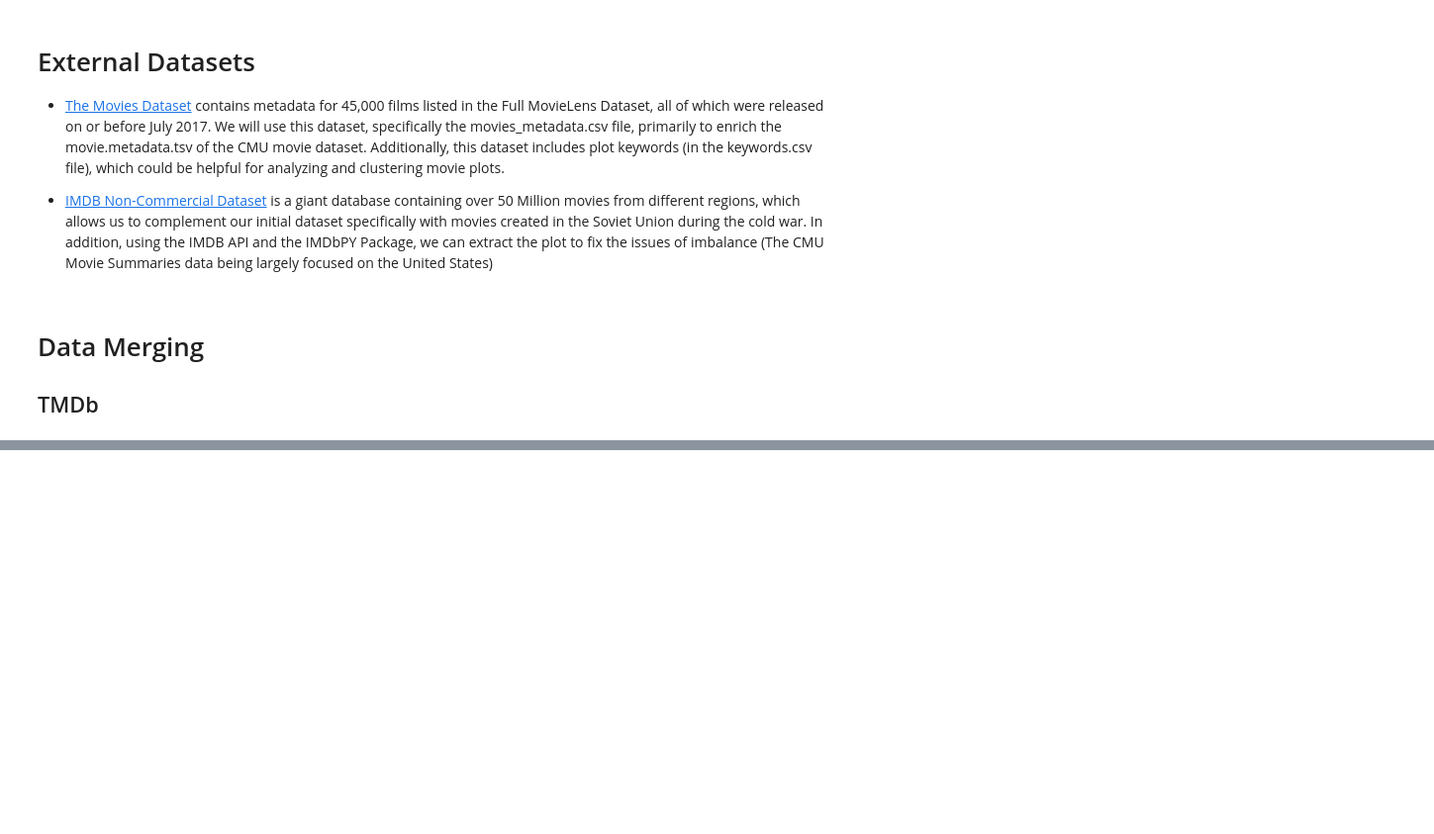
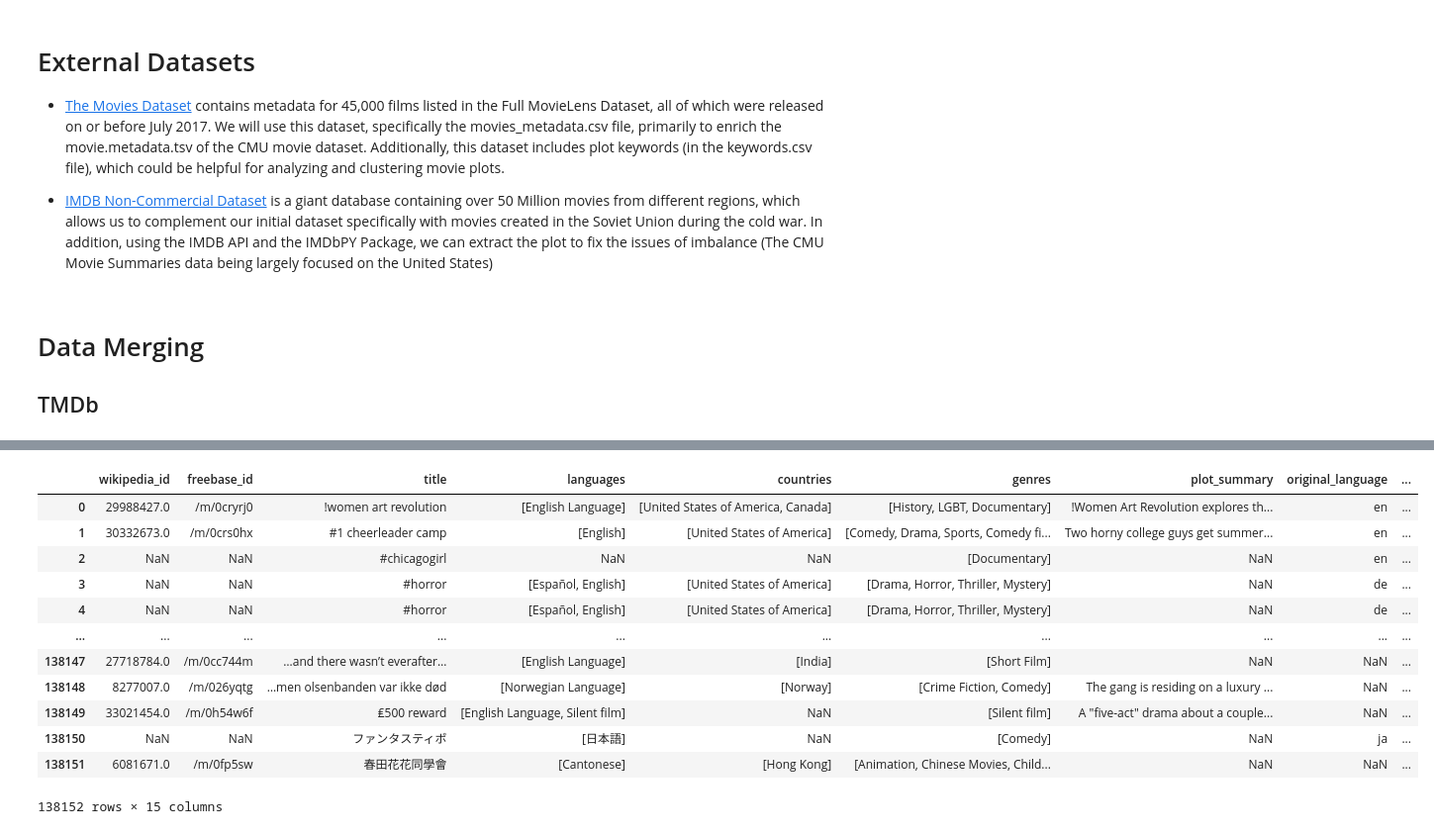
Before and after one commit to epfl-ada/ada-2024-project-datamigos, a Jupyter notebook: milestone_2.ipynb, the cells around one changed output, grey strips where cells are left out. Shown: that part at 99% size. Saved outputs shown, nothing was run; the diff lists cells and outputs as text; code cells hidden in the pictures; blank space fills up the shorter version.

```diff
--- a/milestone_2.ipynb
+++ b/milestone_2.ipynb
@@ -529,0 +644,6 @@ df_merged_movies.to_csv(DATA_FOLDER+'/preprocessed/merged_movies.csv', index=Fal
+# %%
+soviet_movies = pd.read_csv(DATA_FOLDER + '/preprocessed/soviet_movies.tsv', sep="\t", usecols=["tconst", "title", "primaryTitle", "region", "titleType", "startYear", "genres"])
+soviet_movies = soviet_movies.drop(columns=['title', 'titleType']).rename(columns={'primaryTitle':'title', 'startYear':'release_date'})
+soviet_movies['release_date'] = pd.to_datetime(soviet_movies['release_date'], format='%Y', errors='coerce')
+soviet_movies['genres'] = soviet_movies['genres'].apply(lambda genres: genres.split(','))
+soviet_movies
@@ -529,0 +664,4 @@ df_merged_movies.to_csv(DATA_FOLDER+'/preprocessed/merged_movies.csv', index=Fal
+# %%
+copy = df_merged_movies.copy()
+copy = pd.merge(copy, soviet_movies, on='title', how='outer', suffixes=('_original', '_additional'))
+copy
@@ -529,0 +682,28 @@ df_merged_movies.to_csv(DATA_FOLDER+'/preprocessed/merged_movies.csv', index=Fal
+# %%
+copy['release_date_original'] = copy['release_date_original'].combine_first(copy['release_date_additional'])
+
+copy['genres_original'] = copy.apply(lambda row: list(set((row['genres_original'] if isinstance(row['genres_original'], list) else []) +
+                                                                            (row['genres_additional'] if isinstance(row['genres_additional'], list) else []))), axis=1)
+
+# Replace empty lists by NaN
+copy['genres_original'] = copy['genres_original'].apply(lambda x: np.nan if len(x) == 0 else x)
+
+copy = copy.rename(columns={'release_date_original':'release_date', 'genres_original':'genres'})
+
+copy = copy.drop(columns=['release_date_additional', 'genres_additional'])
+
+copy
+# %% [output]
+|  | wikipedia_id | freebase_id | title | languages | countries | genres | plot_summary | original_language | ... |
+| 0 | 29988427.0 | /m/0cryrj0 | !women art revolution | [English Language] | [United States of America, Canada] | [History, LGBT, Documentary] | !Women Art Revolution explores th... | en | ... |
+| 1 | 30332673.0 | /m/0crs0hx | #1 cheerleader camp | [English] | [United States of America] | [Comedy, Drama, Sports, Comedy fi... | Two horny college guys get summer... | en | ... |
+| 2 | NaN | NaN | #chicagogirl | NaN | NaN | [Documentary] | NaN | en | ... |
+| 3 | NaN | NaN | #horror | [Español, English] | [United States of America] | [Drama, Horror, Thriller, Mystery] | NaN | de | ... |
+| 4 | NaN | NaN | #horror | [Español, English] | [United States of America] | [Drama, Horror, Thriller, Mystery] | NaN | de | ... |
+| ... | ... | ... | ... | ... | ... | ... | ... | ... | ... |
+| 138147 | 27718784.0 | /m/0cc744m | …and there wasn’t everafter… | [English Language] | [India] | [Short Film] | NaN | NaN | ... |
+| 138148 | 8277007.0 | /m/026yqtg | …men olsenbanden var ikke død | [Norwegian Language] | [Norway] | [Crime Fiction, Comedy] | The gang is residing on a luxury ... | NaN | ... |
+| 138149 | 33021454.0 | /m/0h54w6f | ₤500 reward | [English Language, Silent film] | NaN | [Silent film] | A "five-act" drama about a couple... | NaN | ... |
+| 138150 | NaN | NaN | ファンタスティポ | [日本語] | NaN | [Comedy] | NaN | ja | ... |
+| 138151 | 6081671.0 | /m/0fp5sw | 春田花花同學會 | [Cantonese] | [Hong Kong] | [Animation, Chinese Movies, Child... | NaN | NaN | ... |
+138152 rows × 15 columns
```
Also changed, not shown: parts of 15 cells of this notebook, 1 other file.
